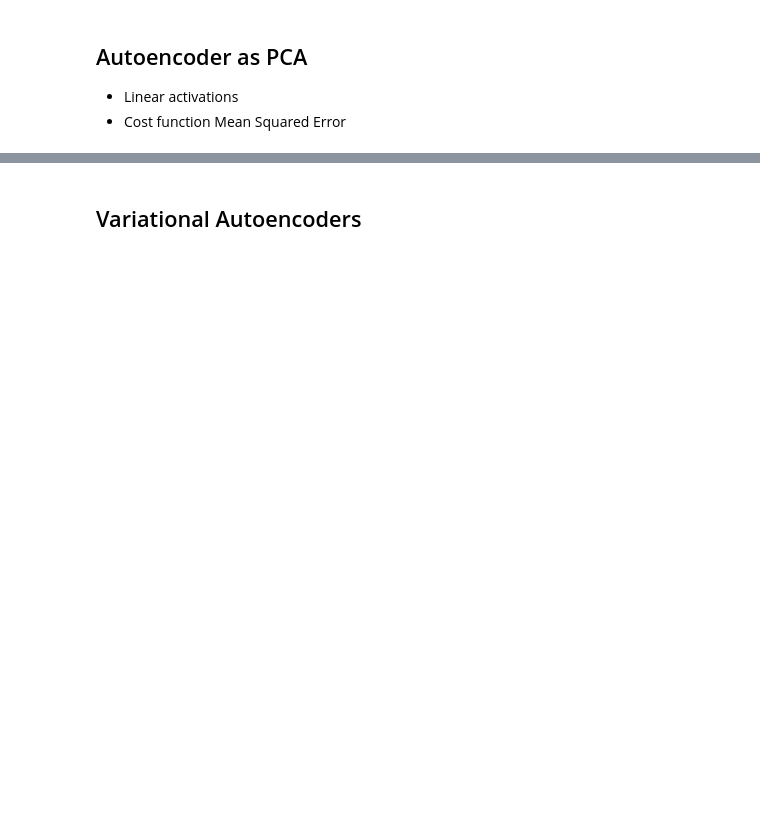
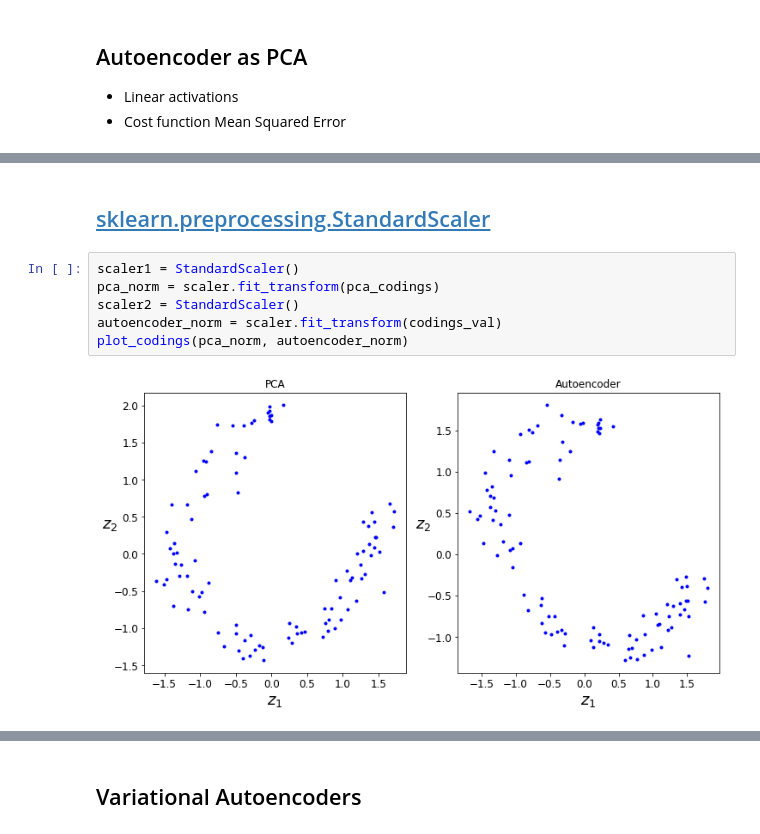
Before and after one commit to gelazari/autoencoder-meetup, a Jupyter notebook: autoencoders.ipynb, the cells around one changed output, grey strips where cells are left out. Saved outputs shown, nothing was run; the diff lists cells and outputs as text; blank space fills up the shorter version.

```diff
--- a/autoencoders.ipynb
+++ b/autoencoders.ipynb
@@ -190,0 +226,10 @@ plot_two_codings(pca_codings, codings_val)
+# %% [markdown]
+## [sklearn.preprocessing.StandardScaler](http://scikit-learn.org/stable/modules/generated/sklearn.preprocessing.StandardScaler.html)
+# %%
+scaler1 = StandardScaler()
+pca_norm = scaler.fit_transform(pca_codings)
+scaler2 = StandardScaler()
+autoencoder_norm = scaler.fit_transform(codings_val)
+plot_codings(pca_norm, autoencoder_norm)
+# %% [output]
+[figure, added]
```
Also changed, not shown: parts of 14 cells of this notebook.
